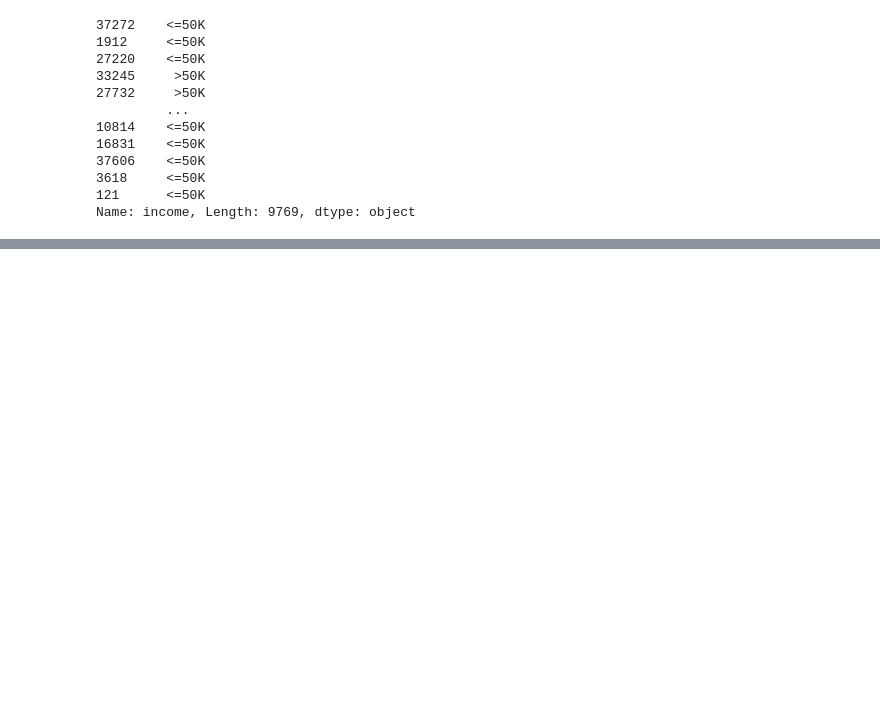
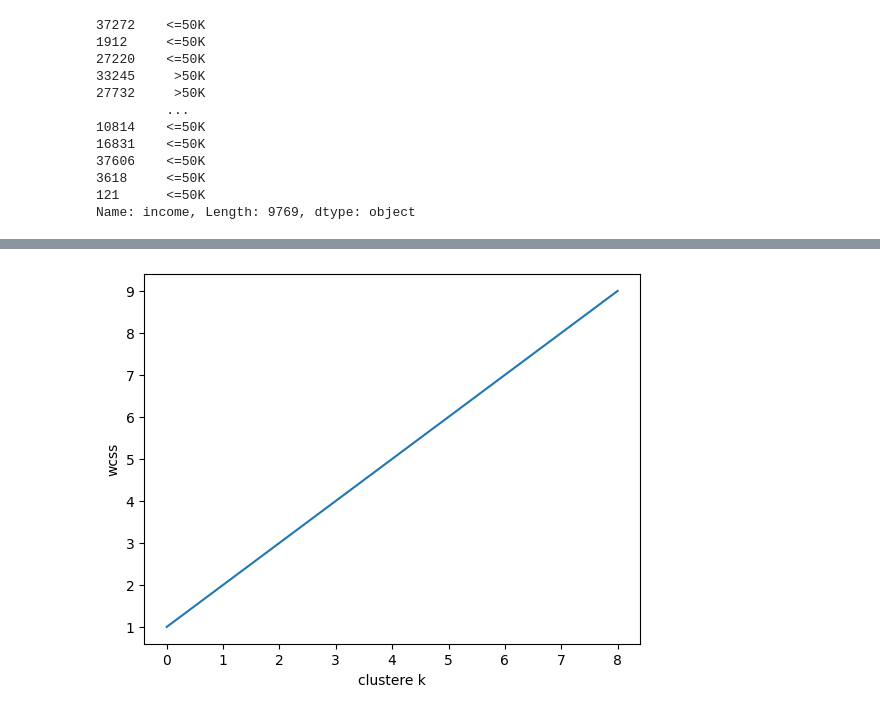
Before and after one commit to RSlucas/RezolvariOJIA, a Jupyter notebook: income/source.ipynb, the cells around one changed output, grey strips where cells are left out. Saved outputs shown, nothing was run; the diff lists cells and outputs as text; code cells hidden in the pictures; blank space fills up the shorter version.

```diff
--- a/income/source.ipynb
+++ b/income/source.ipynb
@@ -262,0 +308,7 @@ ValueError: pos_label=1 is not a valid label. It should be one of ['<=50K', '>50
+# %%
+plt.plot(range(1,10))
+plt.xlabel('clustere k')
+plt.ylabel('wcss')
+plt.show()
+# %% [output]
+[figure, added]
```
Also changed, not shown: parts of 26 cells of this notebook, 8 other files.
